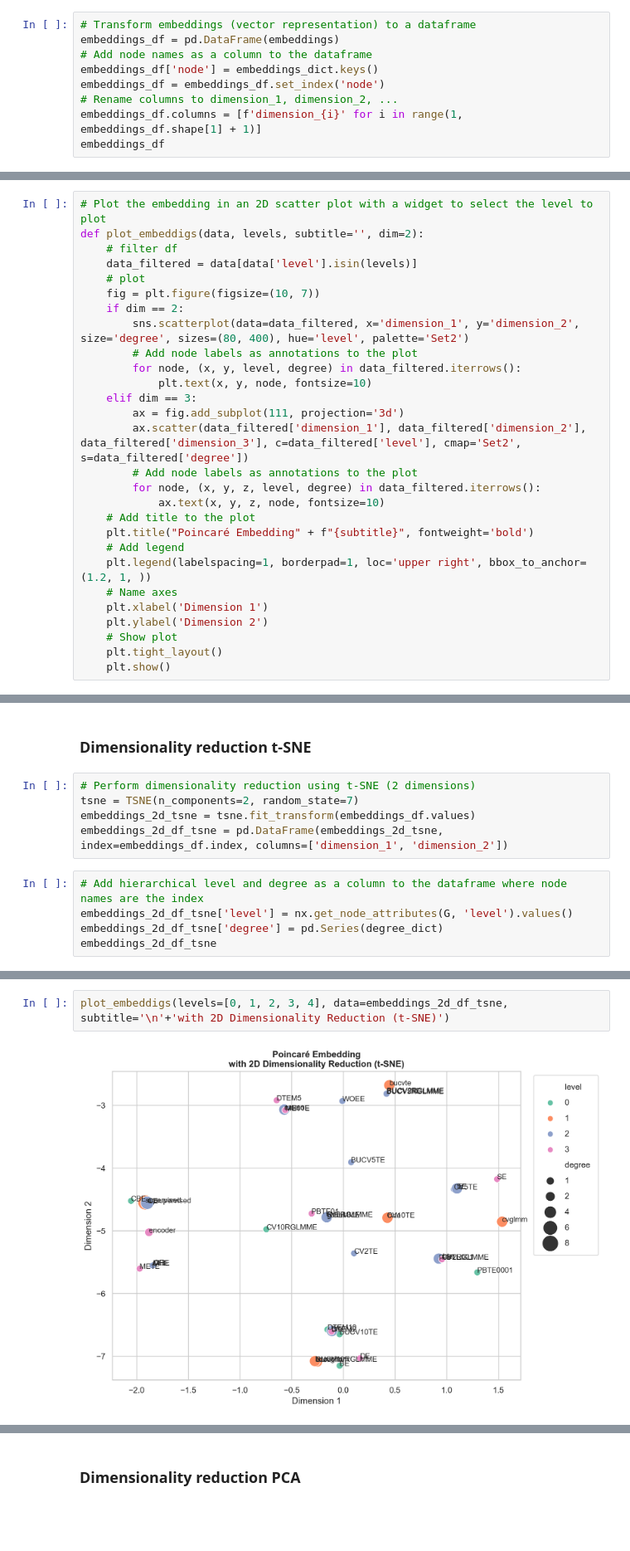
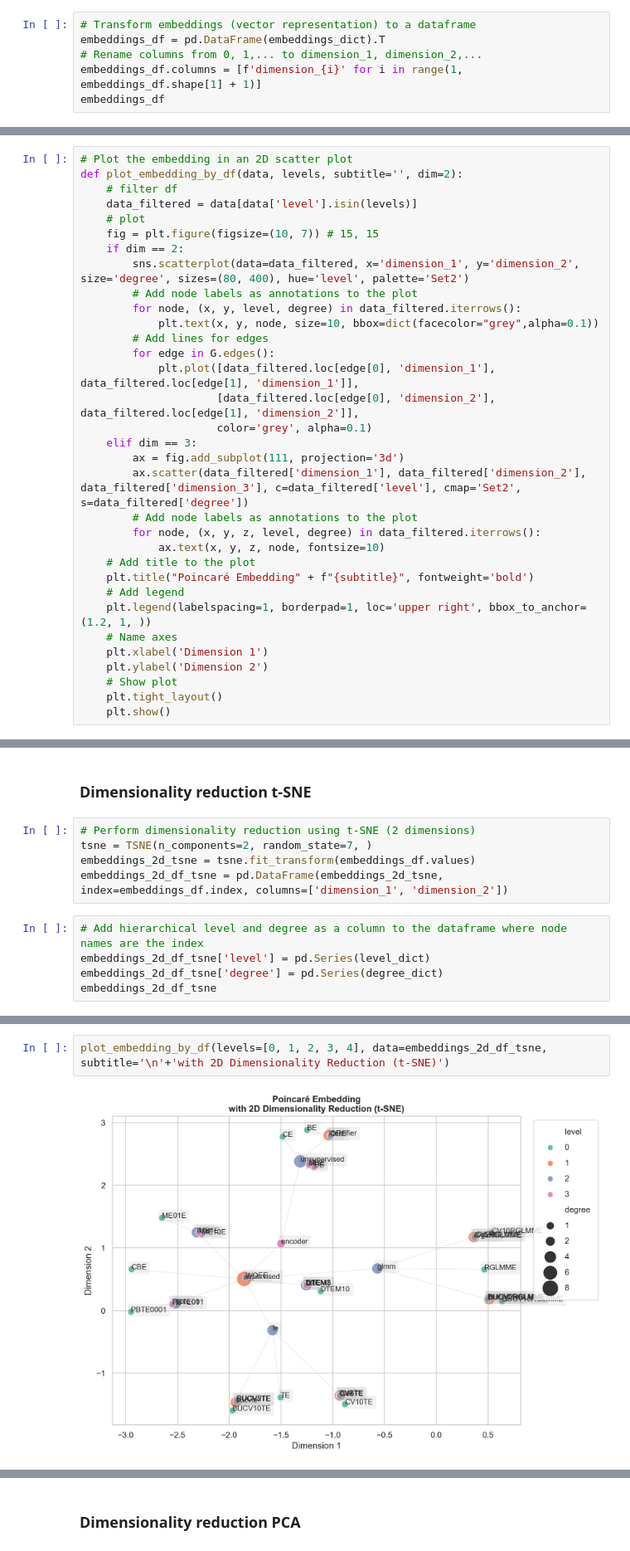
Before and after one commit to nina-prog/meta-learning-for-encoder-selection, a Jupyter notebook: notebooks/week09/week09-encoding-of-encoders.ipynb, the cells around one changed output, grey strips where cells are left out. Shown at 83% size. Cells and saved outputs as stored; diff of their text form; blank space fills up the shorter version.

Commit message:
Improve plots and add hyperbolic representation

```diff
--- a/notebooks/week09/week09-encoding-of-encoders.ipynb
+++ b/notebooks/week09/week09-encoding-of-encoders.ipynb
@@ -253,11 +227,8 @@ for node in G.nodes:
     embeddings_dict[node] = model.kv[node]
 # %%
 # Transform embeddings (vector representation) to a dataframe
-embeddings_df = pd.DataFrame(embeddings)
-# Add node names as a column to the dataframe
-embeddings_df['node'] = embeddings_dict.keys()
-embeddings_df = embeddings_df.set_index('node')
-# Rename columns to dimension_1, dimension_2, ...
+embeddings_df = pd.DataFrame(embeddings_dict).T
+# Rename columns from 0, 1,... to dimension_1, dimension_2,...
 embeddings_df.columns = [f'dimension_{i}' for i in range(1, embeddings_df.shape[1] + 1)]
 embeddings_df
 # %% [output]
@@ -365,17 +317,22 @@ Wall time: 141 ms
 # %% [markdown]
 ## Visualization & Evaluation
 # %%
-# Plot the embedding in an 2D scatter plot with a widget to select the level to plot
-def plot_embeddigs(data, levels, subtitle='', dim=2):
+# Plot the embedding in an 2D scatter plot
+def plot_embedding_by_df(data, levels, subtitle='', dim=2):
     # filter df
     data_filtered = data[data['level'].isin(levels)]
     # plot
-    fig = plt.figure(figsize=(10, 7))
+    fig = plt.figure(figsize=(10, 7)) # 15, 15
     if dim == 2:
         sns.scatterplot(data=data_filtered, x='dimension_1', y='dimension_2', size='degree', sizes=(80, 400), hue='level', palette='Set2')
         # Add node labels as annotations to the plot
         for node, (x, y, level, degree) in data_filtered.iterrows():
-            plt.text(x, y, node, fontsize=10)
+            plt.text(x, y, node, size=10, bbox=dict(facecolor="grey",alpha=0.1))
+        # Add lines for edges
+        for edge in G.edges():
+            plt.plot([data_filtered.loc[edge[0], 'dimension_1'], data_filtered.loc[edge[1], 'dimension_1']],
+                     [data_filtered.loc[edge[0], 'dimension_2'], data_filtered.loc[edge[1], 'dimension_2']],
+                     color='grey', alpha=0.1)
     elif dim == 3:
         ax = fig.add_subplot(111, projection='3d')
         ax.scatter(data_filtered['dimension_1'], data_filtered['dimension_2'], data_filtered['dimension_3'], c=data_filtered['level'], cmap='Set2', s=data_filtered['degree'])
@@ -396,12 +405,12 @@ def plot_embeddigs(data, levels, subtitle='', dim=2):
 ### Dimensionality reduction t-SNE
 # %%
 # Perform dimensionality reduction using t-SNE (2 dimensions)
-tsne = TSNE(n_components=2, random_state=7)
+tsne = TSNE(n_components=2, random_state=7, )
 embeddings_2d_tsne = tsne.fit_transform(embeddings_df.values)
 embeddings_2d_df_tsne = pd.DataFrame(embeddings_2d_tsne, index=embeddings_df.index, columns=['dimension_1', 'dimension_2'])
 # %%
 # Add hierarchical level and degree as a column to the dataframe where node names are the index
-embeddings_2d_df_tsne['level'] = nx.get_node_attributes(G, 'level').values()
+embeddings_2d_df_tsne['level'] = pd.Series(level_dict)
 embeddings_2d_df_tsne['degree'] = pd.Series(degree_dict)
 embeddings_2d_df_tsne
 # %% [output]
@@ -426,4 +434,4 @@ embeddings_2d_df_tsne
 # %%
-plot_embeddigs(levels=[0, 1, 2, 3, 4], data=embeddings_2d_df_tsne, subtitle='\n'+'with 2D Dimensionality Reduction (t-SNE)')
+plot_embedding_by_df(levels=[0, 1, 2, 3, 4], data=embeddings_2d_df_tsne, subtitle='\n'+'with 2D Dimensionality Reduction (t-SNE)')
 # %% [output]
-[figure, old version]
+[figure, new version]
```
Also changed, not shown: parts of 19 cells of this notebook.
